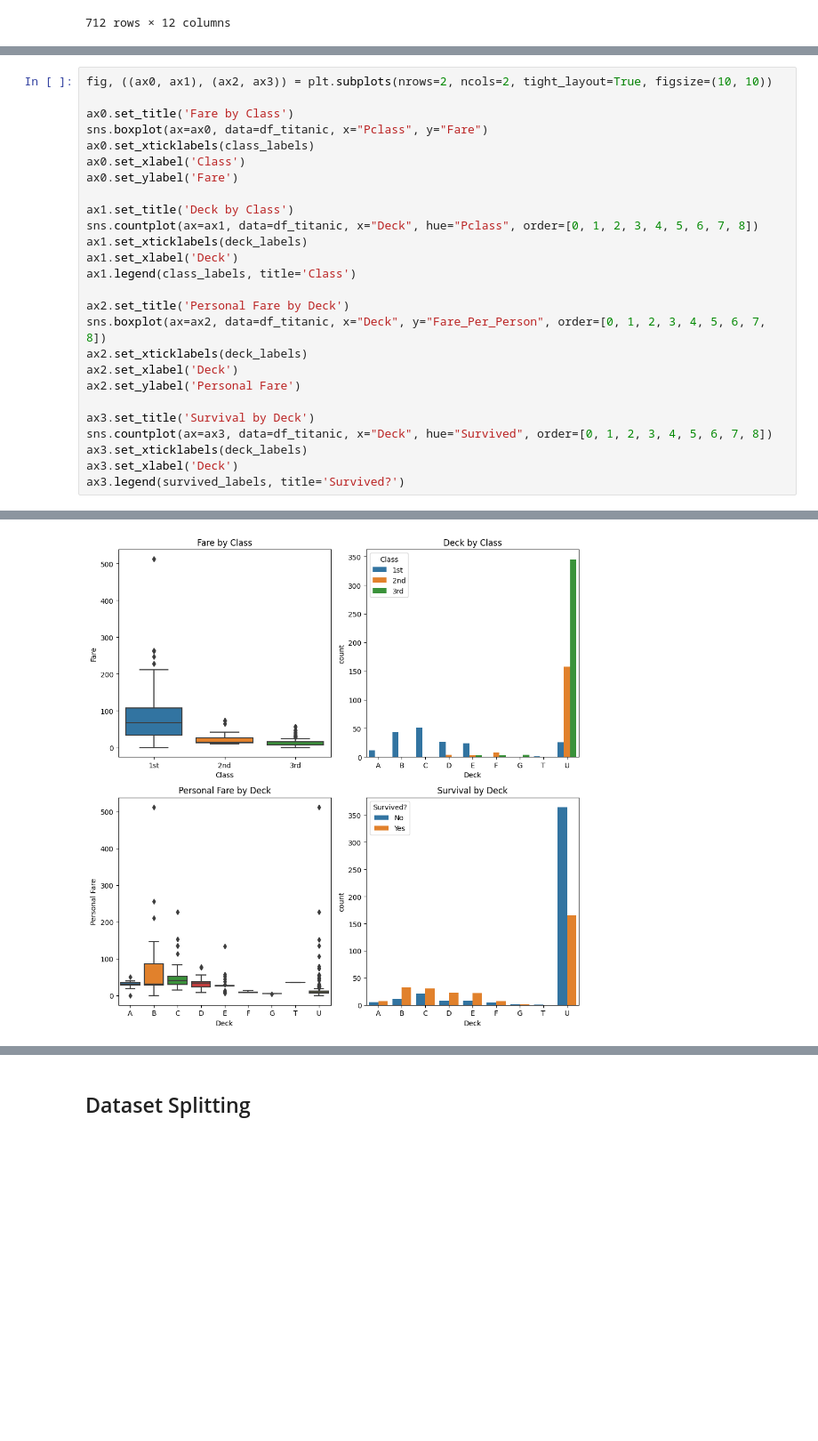
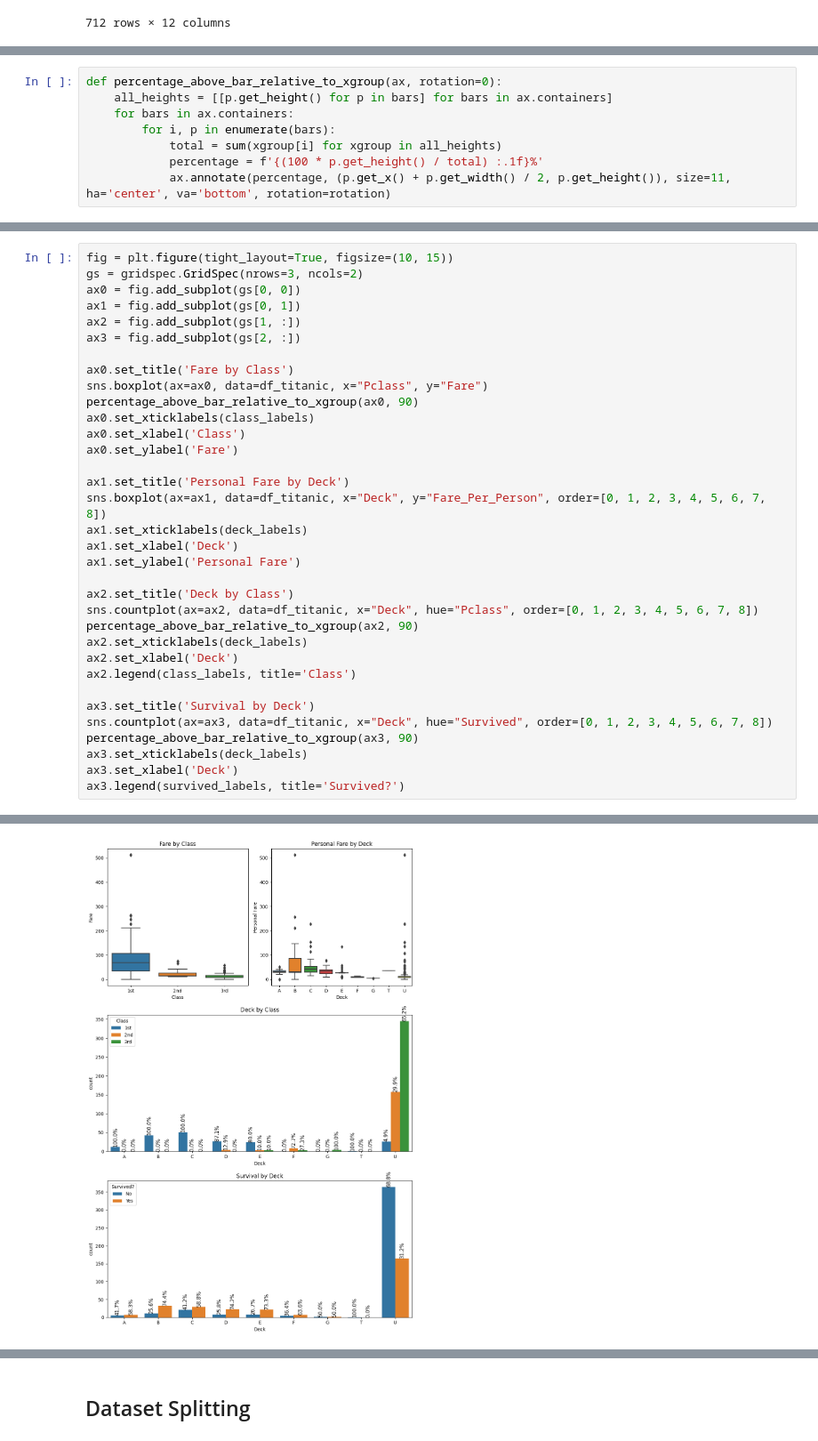
Before and after one commit to max-barker/comp5013-project, a Jupyter notebook: workbook.ipynb, the cells around one changed output, grey strips where cells are left out. Shown at 89% size. Saved outputs shown, nothing was run; the diff lists cells and outputs as text; blank space fills up the shorter version.

Commit message:
Added initial observations section
Added p-test to determine feature significance.
Added percentages to graphs.
Added Intial observations section in readme

```diff
--- a/workbook.ipynb
+++ b/workbook.ipynb
@@ -104,6 +127,14 @@ sns.heatmap(ax=ax0, data=round(corr, 2), annot=True, cmap="coolwarm", fmt='.2f')
 <Figure size 1000x500 with 0 Axes>
 [figure]
 [figure]
+# %%
+def percentage_above_bar_relative_to_xgroup(ax, rotation=0):
+    all_heights = [[p.get_height() for p in bars] for bars in ax.containers]
+    for bars in ax.containers:
+        for i, p in enumerate(bars):
+            total = sum(xgroup[i] for xgroup in all_heights)
+            percentage = f'{(100 * p.get_height() / total) :.1f}%'
+            ax.annotate(percentage, (p.get_x() + p.get_width() / 2, p.get_height()), size=11, ha='center', va='bottom', rotation=rotation)
 # %%
 fig, ((ax0, ax1), (ax2, ax3)) = plt.subplots(nrows=2, ncols=2, tight_layout=True, figsize=(10, 10))
 
@@ -149,32 +184,40 @@ ax1.legend(survived_labels, title='Survived?')
 # %%
-fig, ((ax0, ax1), (ax2, ax3)) = plt.subplots(nrows=2, ncols=2, tight_layout=True, figsize=(10, 10))
+fig = plt.figure(tight_layout=True, figsize=(10, 15))
+gs = gridspec.GridSpec(nrows=3, ncols=2)
+ax0 = fig.add_subplot(gs[0, 0])
+ax1 = fig.add_subplot(gs[0, 1])
+ax2 = fig.add_subplot(gs[1, :])
+ax3 = fig.add_subplot(gs[2, :])
 
 ax0.set_title('Fare by Class')
 sns.boxplot(ax=ax0, data=df_titanic, x="Pclass", y="Fare")
+percentage_above_bar_relative_to_xgroup(ax0, 90)
 ax0.set_xticklabels(class_labels)
 ax0.set_xlabel('Class')
 ax0.set_ylabel('Fare')
 
-ax1.set_title('Deck by Class')
-sns.countplot(ax=ax1, data=df_titanic, x="Deck", hue="Pclass", order=[0, 1, 2, 3, 4, 5, 6, 7, 8])
+ax1.set_title('Personal Fare by Deck')
+sns.boxplot(ax=ax1, data=df_titanic, x="Deck", y="Fare_Per_Person", order=[0, 1, 2, 3, 4, 5, 6, 7, 8])
 ax1.set_xticklabels(deck_labels)
 ax1.set_xlabel('Deck')
-ax1.legend(class_labels, title='Class')
+ax1.set_ylabel('Personal Fare')
 
-ax2.set_title('Personal Fare by Deck')
-sns.boxplot(ax=ax2, data=df_titanic, x="Deck", y="Fare_Per_Person", order=[0, 1, 2, 3, 4, 5, 6, 7, 8])
+ax2.set_title('Deck by Class')
+sns.countplot(ax=ax2, data=df_titanic, x="Deck", hue="Pclass", order=[0, 1, 2, 3, 4, 5, 6, 7, 8])
+percentage_above_bar_relative_to_xgroup(ax2, 90)
 ax2.set_xticklabels(deck_labels)
 ax2.set_xlabel('Deck')
-ax2.set_ylabel('Personal Fare')
+ax2.legend(class_labels, title='Class')
 
 ax3.set_title('Survival by Deck')
 sns.countplot(ax=ax3, data=df_titanic, x="Deck", hue="Survived", order=[0, 1, 2, 3, 4, 5, 6, 7, 8])
+percentage_above_bar_relative_to_xgroup(ax3, 90)
 ax3.set_xticklabels(deck_labels)
 ax3.set_xlabel('Deck')
 ax3.legend(survived_labels, title='Survived?')
 # %% [output]
 <matplotlib.legend.Legend at 0x...>
-[figure, old version]
+[figure, new version]
 # %%
 fig, ((ax0, ax1), (ax2, ax3)) = plt.subplots(nrows=2, ncols=2, tight_layout=True, figsize=(10, 10))
 
```
Also changed, not shown: parts of 5 cells of this notebook, 1 other file.
